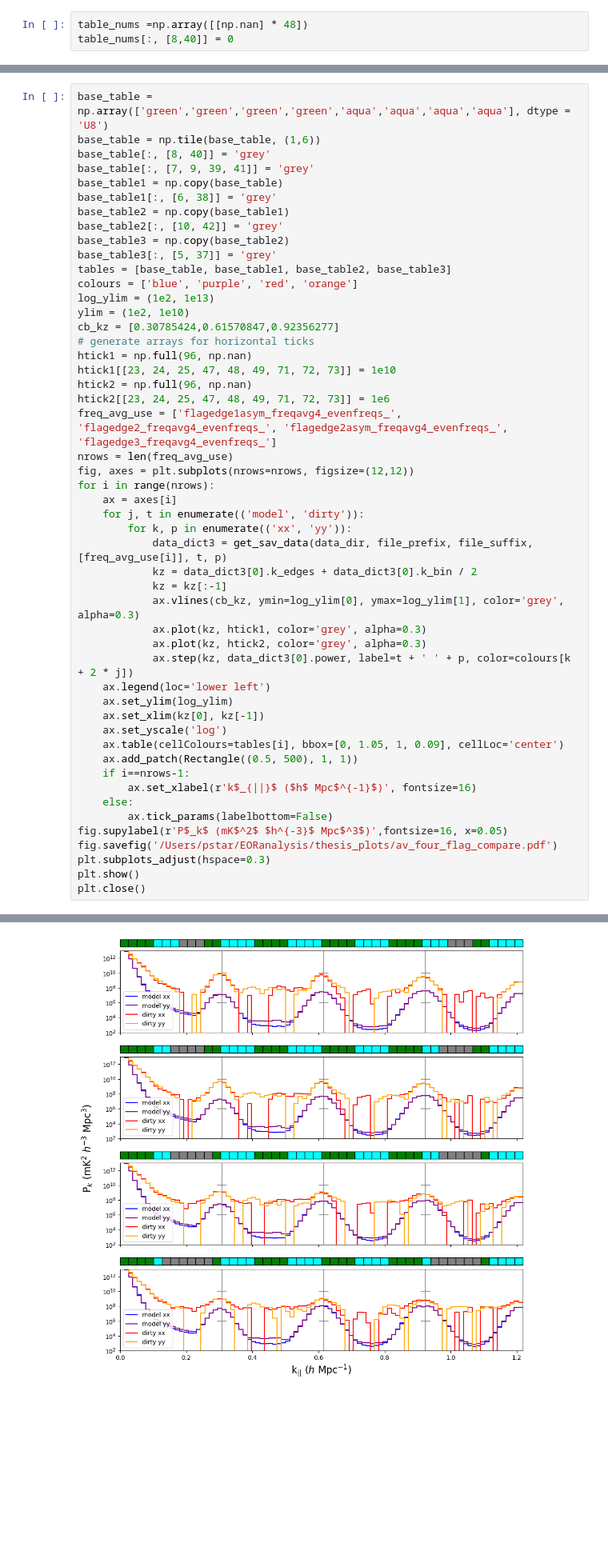
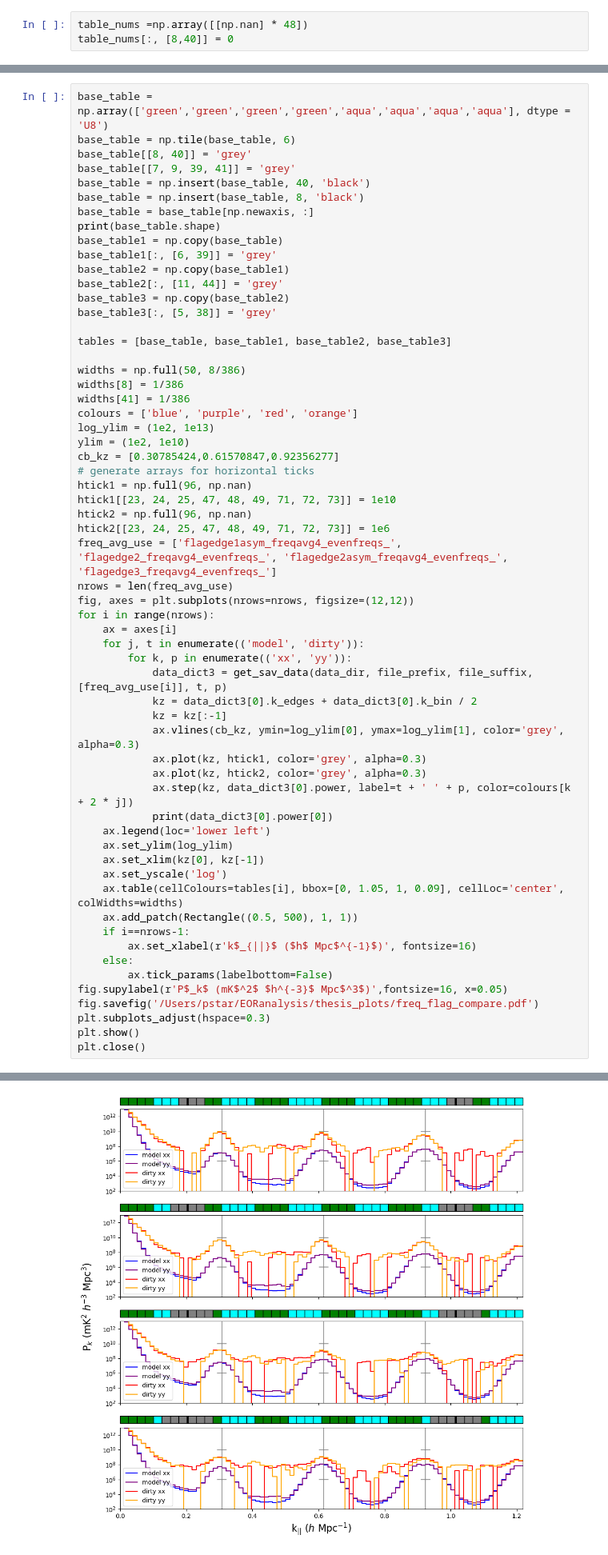
Before and after one commit to EoRImaging/student_projects, a Jupyter notebook: pstar_thesis_plotting_notebooks/mwax_flagging_averaging_plots.ipynb, the cells around one changed output, grey strips where cells are left out. Shown at 80% size. Drawn from its saved outputs; the diff is of its cells as text; blank space fills up the shorter version.

```diff
--- a/pstar_thesis_plotting_notebooks/mwax_flagging_averaging_plots.ipynb
+++ b/pstar_thesis_plotting_notebooks/mwax_flagging_averaging_plots.ipynb
@@ -528,15 +543,24 @@ def thesis_flag_avg_plots(tables, freq_avg_use, plotname):
 # %%
 base_table = np.array(['green','green','green','green','aqua','aqua','aqua','aqua'], dtype = 'U8')
-base_table = np.tile(base_table, (1,6))
-base_table[:, [8, 40]] = 'grey'
-base_table[:, [7, 9, 39, 41]] = 'grey'
+base_table = np.tile(base_table, 6)
+base_table[[8, 40]] = 'grey'
+base_table[[7, 9, 39, 41]] = 'grey'
+base_table = np.insert(base_table, 40, 'black')
+base_table = np.insert(base_table, 8, 'black')
+base_table = base_table[np.newaxis, :]
+print(base_table.shape)
 base_table1 = np.copy(base_table)
-base_table1[:, [6, 38]] = 'grey'
+base_table1[:, [6, 39]] = 'grey'
 base_table2 = np.copy(base_table1)
-base_table2[:, [10, 42]] = 'grey'
+base_table2[:, [11, 44]] = 'grey'
 base_table3 = np.copy(base_table2)
-base_table3[:, [5, 37]] = 'grey'
+base_table3[:, [5, 38]] = 'grey'
+
 tables = [base_table, base_table1, base_table2, base_table3]
+
+widths = np.full(50, 8/386)
+widths[8] = 1/386
+widths[41] = 1/386
 colours = ['blue', 'purple', 'red', 'orange']
 log_ylim = (1e2, 1e13)
 ylim = (1e2, 1e10)
@@ -560,18 +584,19 @@ for i in range(nrows):
             ax.plot(kz, htick1, color='grey', alpha=0.3)
             ax.plot(kz, htick2, color='grey', alpha=0.3)
             ax.step(kz, data_dict3[0].power, label=t + ' ' + p, color=colours[k + 2 * j])
+            print(data_dict3[0].power[0])
     ax.legend(loc='lower left')
     ax.set_ylim(log_ylim)
     ax.set_xlim(kz[0], kz[-1])
     ax.set_yscale('log')
-    ax.table(cellColours=tables[i], bbox=[0, 1.05, 1, 0.09], cellLoc='center')
+    ax.table(cellColours=tables[i], bbox=[0, 1.05, 1, 0.09], cellLoc='center', colWidths=widths)
     ax.add_patch(Rectangle((0.5, 500), 1, 1))
     if i==nrows-1:
         ax.set_xlabel(r'k$_{||}$ ($h$ Mpc$^{-1}$)', fontsize=16)
     else:
         ax.tick_params(labelbottom=False)
 fig.supylabel(r'P$_k$ (mK$^2$ $h^{-3}$ Mpc$^3$)',fontsize=16, x=0.05)
-fig.savefig('/Users/pstar/EORanalysis/thesis_plots/av_four_flag_compare.pdf')
+fig.savefig('/Users/pstar/EORanalysis/thesis_plots/freq_flag_compare.pdf')
 plt.subplots_adjust(hspace=0.3)
 plt.show()
 plt.close()
@@ -579 +621 @@ plt.close()
-[figure, old version]
+[figure, new version]
```
Also changed, not shown: parts of 9 cells of this notebook, 1 other file.
